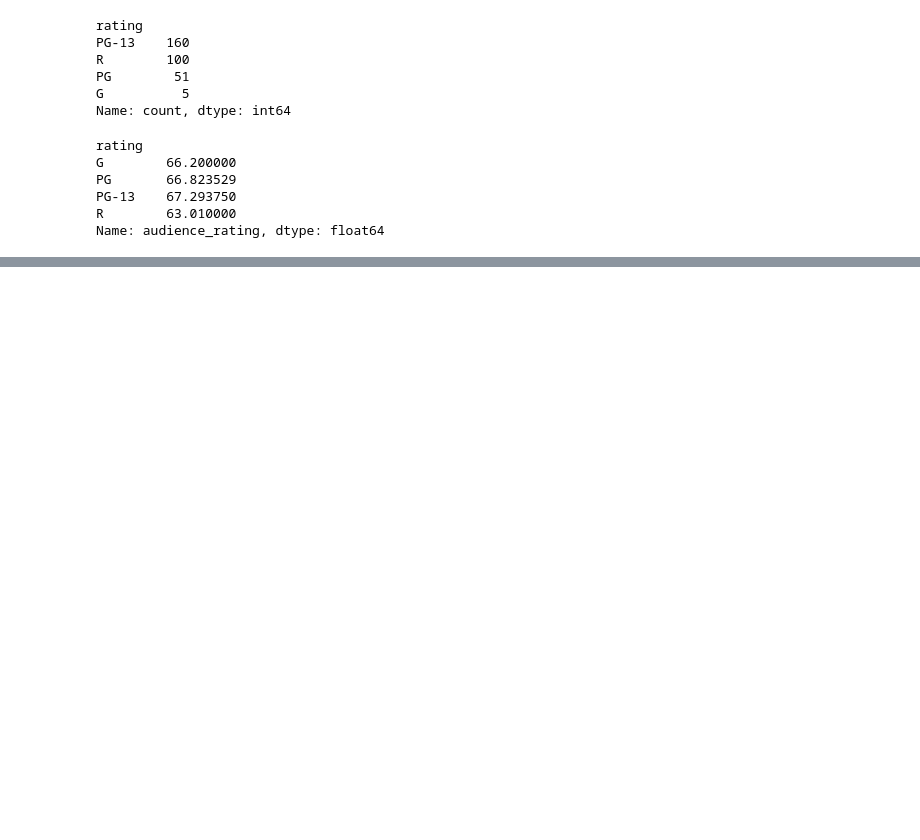
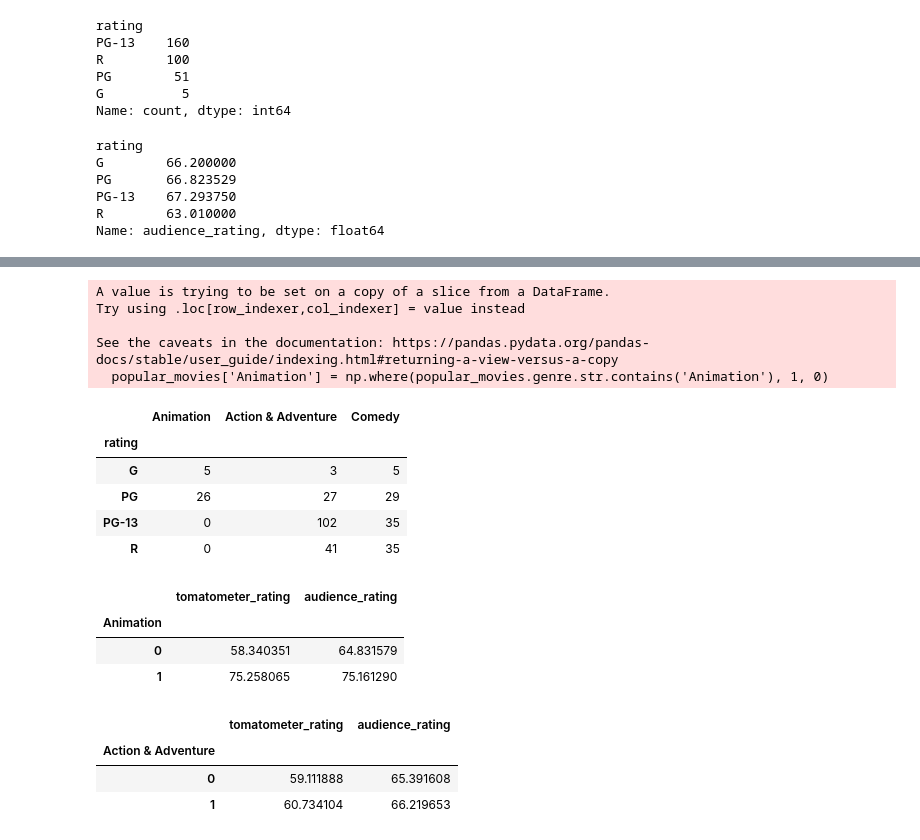
Before and after one commit to souparnabose99/data-science-360, a Jupyter notebook: exploratory-data-analysis/General/Code/eda/exploratory-data-analysis.ipynb, the cells around one changed output, grey strips where cells are left out. Cells and saved outputs as stored; diff of their text form; code cells hidden in the pictures; blank space fills up the shorter version.

```diff
--- a/exploratory-data-analysis/General/Code/eda/exploratory-data-analysis.ipynb
+++ b/exploratory-data-analysis/General/Code/eda/exploratory-data-analysis.ipynb
@@ -137,0 +149,38 @@ Name: audience_rating, dtype: float64
+# %%
+popular_movies['Animation'] = np.where(popular_movies.genre.str.contains('Animation'), 1, 0)
+# %% [output]
+A value is trying to be set on a copy of a slice from a DataFrame.
+Try using .loc[row_indexer,col_indexer] = value instead
+
+See the caveats in the documentation: https://pandas.pydata.org/pandas-docs/stable/user_guide/indexing.html#returning-a-view-versus-a-copy
+  popular_movies['Animation'] = np.where(popular_movies.genre.str.contains('Animation'), 1, 0)
+# %%
+popular_movies = df[df.audience_count > 100000].copy()
+# %%
+popular_movies['Animation'] = np.where(popular_movies.genre.str.contains('Animation'), 1, 0)
+# %%
+popular_movies['Action & Adventure'] = np.where(popular_movies.genre.str.contains('Action & Adventure'), 1, 0)
+popular_movies['Comedy'] = np.where(popular_movies.genre.str.contains('Comedy'), 1, 0)
+# %%
+popular_movies.groupby('rating')[['Animation', 'Action & Adventure', 'Comedy']].sum()
+# %% [output]
+|  | Animation | Action & Adventure | Comedy |
+| rating |  |  |  |
+| G | 5 | 3 | 5 |
+| PG | 26 | 27 | 29 |
+| PG-13 | 0 | 102 | 35 |
+| R | 0 | 41 | 35 |
+# %%
+popular_movies.groupby('Animation')[['tomatometer_rating', 'audience_rating']].mean()
+# %% [output]
+|  | tomatometer_rating | audience_rating |
+| Animation |  |  |
+| 0 | 58.340351 | 64.831579 |
+| 1 | 75.258065 | 75.161290 |
+# %%
+popular_movies.groupby('Action & Adventure')[['tomatometer_rating', 'audience_rating']].mean()
+# %% [output]
+|  | tomatometer_rating | audience_rating |
+| Action & Adventure |  |  |
+| 0 | 59.111888 | 65.391608 |
+| 1 | 60.734104 | 66.219653 |
```
Also changed, not shown: parts of 3 cells of this notebook.
